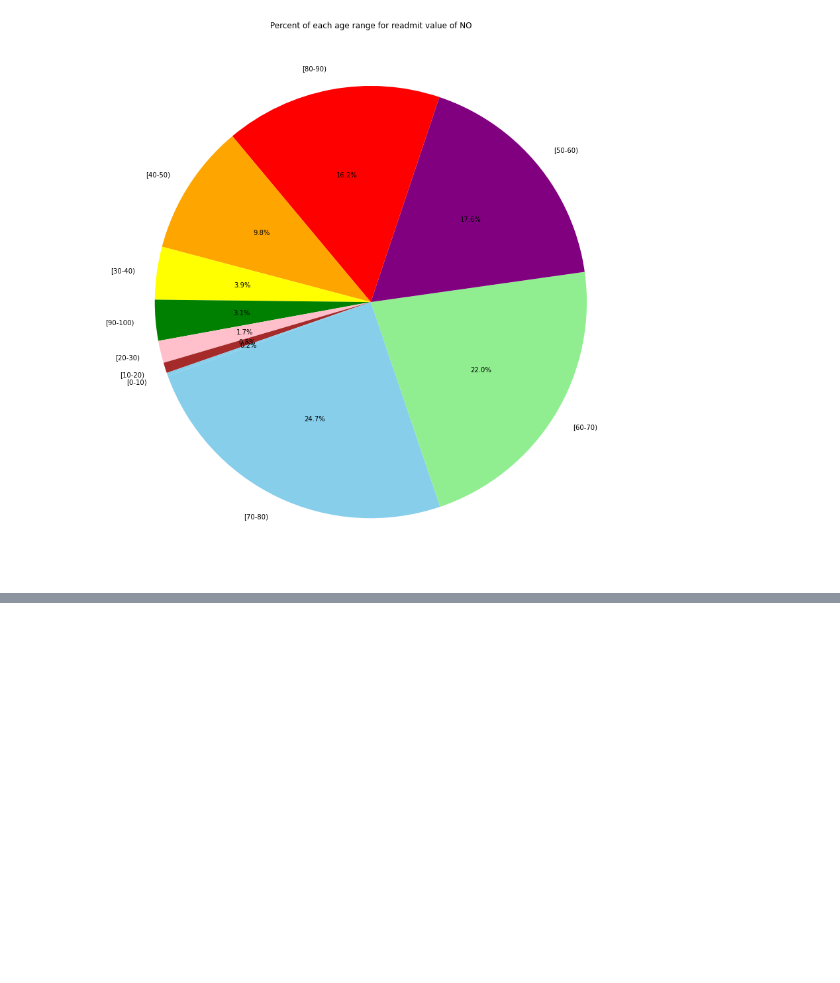
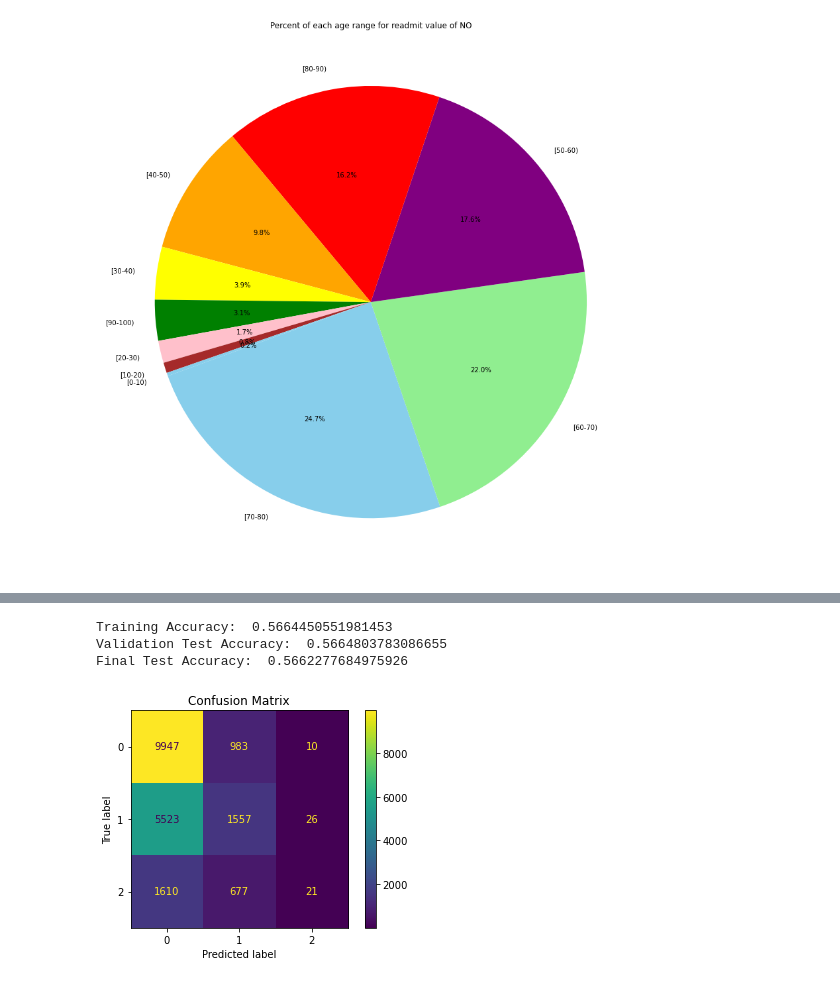
Before and after one commit to mattp2003/Type-3-URL-Diabetes-130-US-Hospitals, a Jupyter notebook: codes/main.ipynb, the cells around one changed output, grey strips where cells are left out. Cells and saved outputs as stored; diff of their text form; code cells hidden in the pictures; blank space fills up the shorter version.

```diff
--- a/codes/main.ipynb
+++ b/codes/main.ipynb
@@ -254,0 +254,41 @@ Final Test Accuracy:  0.568586027316498
+# %%
+#final test General Model
+
+#final test_smaller Model
+# Xfilter = X[main_attributes]
+# x_tr, x_te, y_tr, y_te = train_test_split(Xfilter, y, random_state=seed, test_size=0.2)
+# x_tr, x_v, y_tr, y_v = train_test_split(x_tr, y_tr, random_state=seed, test_size=0.2)
+
+NewXtr = x_tr[main_attributes]
+newx_v = x_v[main_attributes]
+newxte = x_te[main_attributes]
+
+# print(x_tr)
+
+scalar = StandardScaler()
+scalar.fit(NewXtr)
+x_tr_scaled = scalar.transform(NewXtr)
+x_v_scaled = scalar.transform(newx_v)
+x_te_scaled = scalar.transform(newxte)
+
+#trying same model on a smaller number of features we deemed as most important
+lr = LogisticRegression(max_iter=300, C=0.01, solver='liblinear', penalty='l1', random_state=seed, fit_intercept=True, class_weight='balanced')
+lr.fit(x_tr_scaled, y_tr.to_numpy().ravel())
+y_tr_pred = lr.predict(x_tr_scaled)
+y_te_pred = lr.predict(x_v_scaled)
+final_te_pred = lr.predict(x_te_scaled)
+print('Training Accuracy: ', accuracy_score(y_tr_pred, y_tr))
+print('Validation Test Accuracy: ', accuracy_score(y_te_pred, y_v))
+print('Final Test Accuracy: ', accuracy_score(final_te_pred, y_te))
+cm = confusion_matrix(y_te, final_te_pred)
+
+# Plot the confusion matrix
+disp = ConfusionMatrixDisplay(confusion_matrix=cm)
+disp.plot()
+plt.title("Confusion Matrix")
+plt.show()
+# %% [output]
+Training Accuracy:  0.5664450551981453
+Validation Test Accuracy:  0.5664803783086655
+Final Test Accuracy:  0.5662277684975926
+[figure, added]
```
Also changed, not shown: parts of 6 cells of this notebook.
